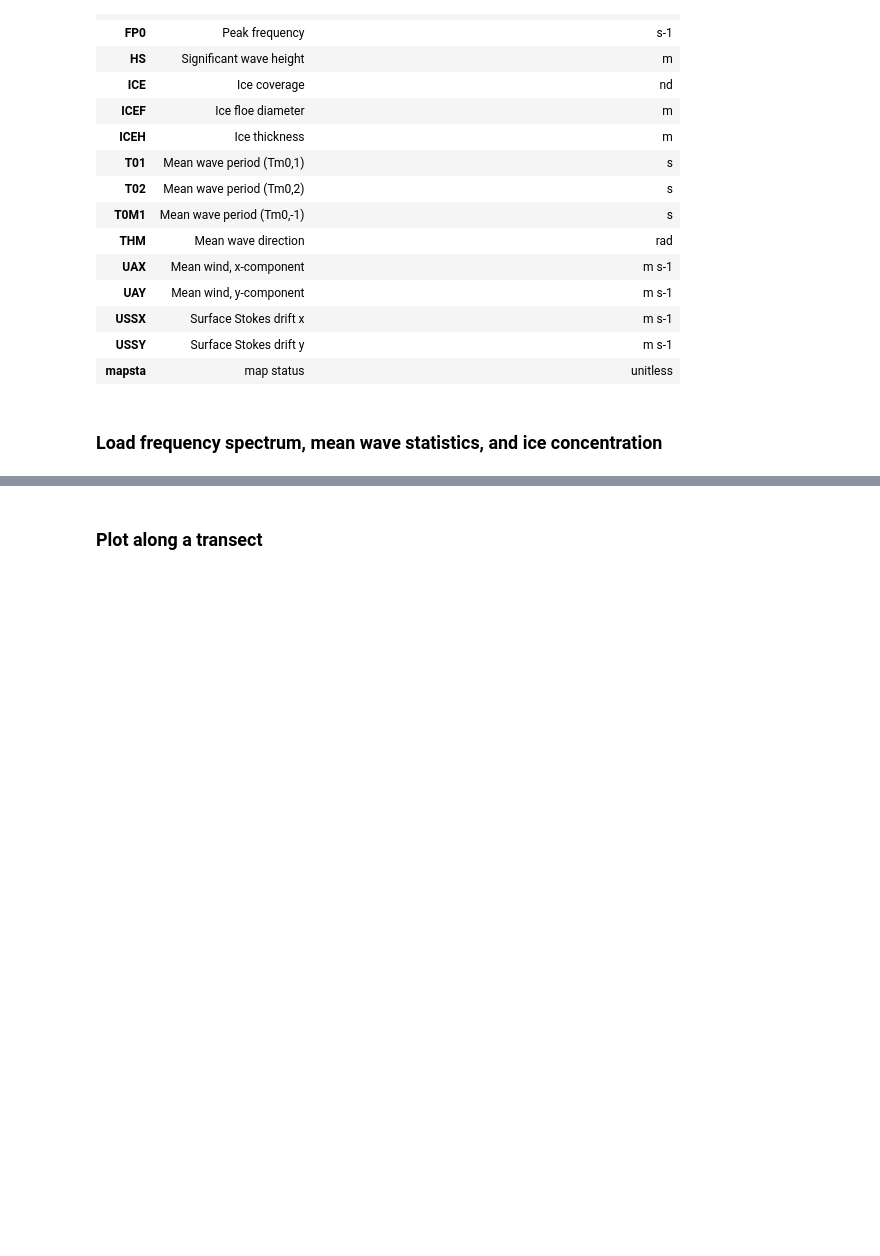
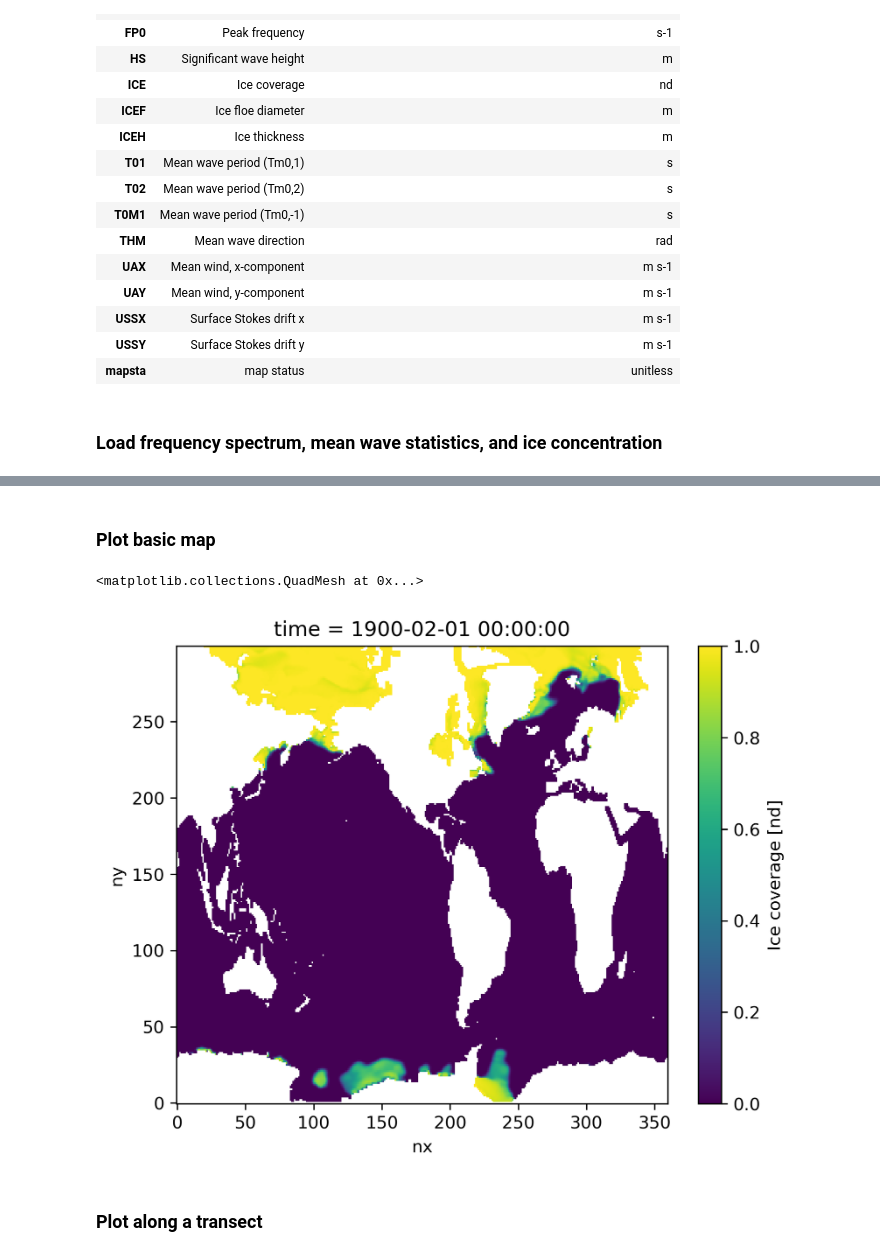
Before and after one commit to NoahDay/access-om3-analysis, a Jupyter notebook: WaveAttenuation.ipynb, the cells around one changed output, grey strips where cells are left out. Cells and saved outputs as stored; diff of their text form; code cells hidden in the pictures; blank space fills up the shorter version.

```diff
--- a/WaveAttenuation.ipynb
+++ b/WaveAttenuation.ipynb
@@ -191,6 +171,13 @@ intake_esm_attrs:_data_format_ :
 netcdf
 intake_esm_dataset_key :
 access_om3_ww3_hi_XXXX_XX_XX_XXXXX.fx
+# %% [markdown]
+### Plot basic map
+# %%
+ds['ICE'].isel(time=time_idx).plot()
+# %% [output]
+<matplotlib.collections.QuadMesh at 0x...>
+[figure, added]
 # %% [markdown]
 ### Plot along a transect
 # %%
```
Also changed, not shown: parts of 9 cells of this notebook, 1 other file.
